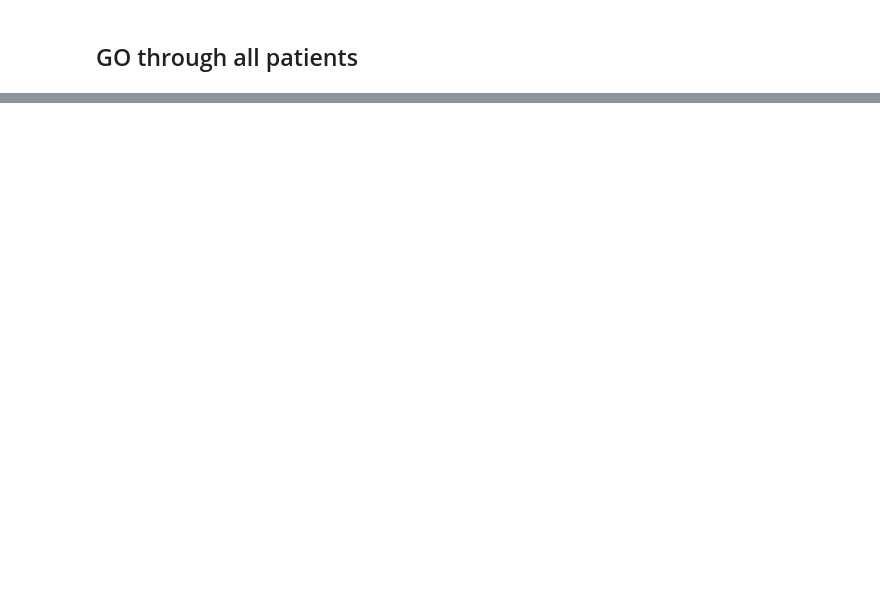
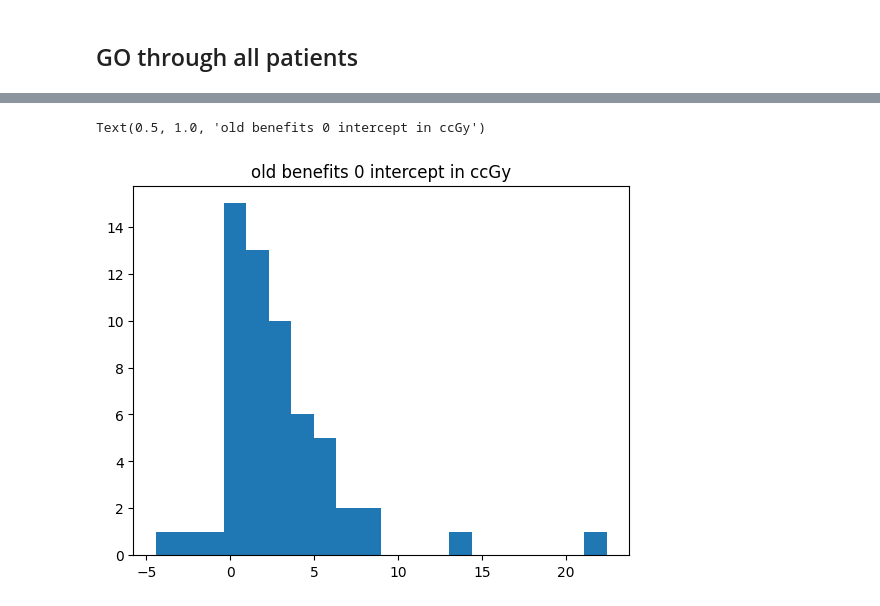
Before and after one commit to YoelPH/Overlap_adaptfx, a Jupyter notebook: new_algo_check.ipynb, the cells around one changed output, grey strips where cells are left out. Saved outputs shown, nothing was run; the diff lists cells and outputs as text; code cells hidden in the pictures; blank space fills up the shorter version.

```diff
--- a/new_algo_check.ipynb
+++ b/new_algo_check.ipynb
@@ -526,0 +542,6 @@ Text(0.5, 1.0, 'new benefits 0 intercept in ccGy')
+# %%
+plt.hist(old_benefits, bins = 20)
+plt.title('old benefits 0 intercept in ccGy')
+# %% [output]
+Text(0.5, 1.0, 'old benefits 0 intercept in ccGy')
+[figure, added]
```
Also changed, not shown: parts of 32 cells of this notebook, 3 other files.
